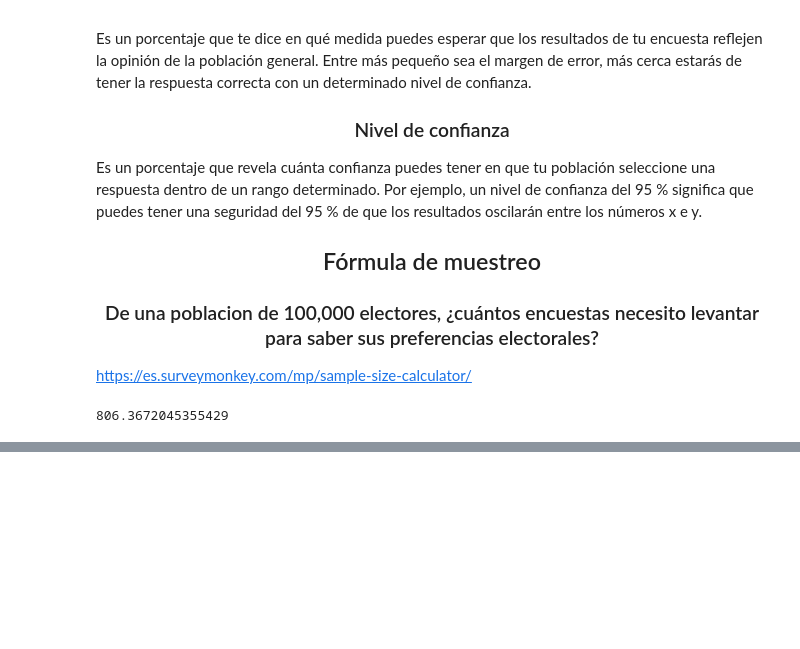
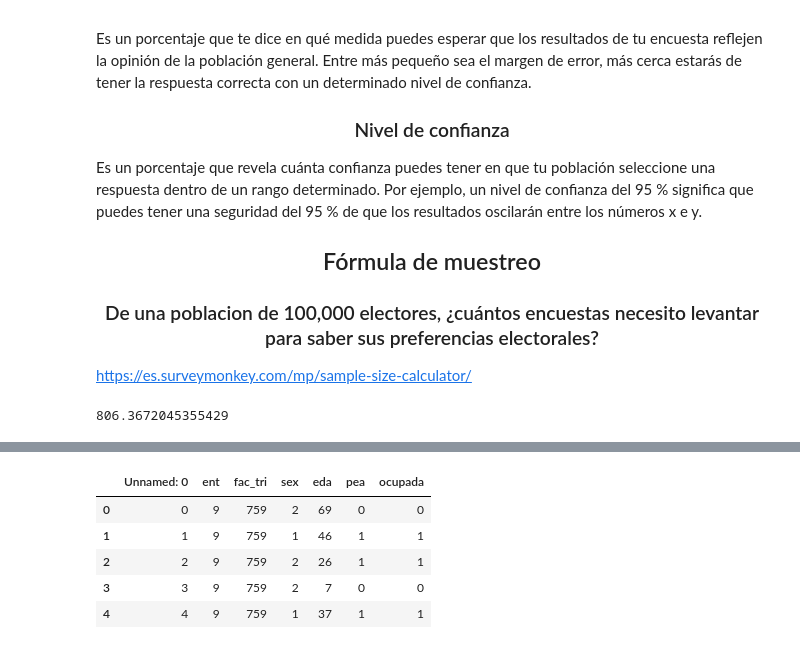
Before and after one commit to aleistermi/statistics_centro, a Jupyter notebook: notebooks/Clase_1_VF.ipynb, the cells around one changed output, grey strips where cells are left out. Cells and saved outputs as stored; diff of their text form; code cells hidden in the pictures; blank space fills up the shorter version.

```diff
--- a/notebooks/Clase_1_VF.ipynb
+++ b/notebooks/Clase_1_VF.ipynb
@@ -709,0 +743,15 @@ formula_de_muestreo(poblacion, .99, .02)
+# %%
+
+#Encuesta nacional de ocupación y empleo "ENOE"
+
+import pandas as pd
+
+empleo = pd.read_csv("empleo_23T1.csv")
+empleo.head()
+# %% [output]
+|  | Unnamed: 0 | ent | fac_tri | sex | eda | pea | ocupada |
+| 0 | 0 | 9 | 759 | 2 | 69 | 0 | 0 |
+| 1 | 1 | 9 | 759 | 1 | 46 | 1 | 1 |
+| 2 | 2 | 9 | 759 | 2 | 26 | 1 | 1 |
+| 3 | 3 | 9 | 759 | 2 | 7 | 0 | 0 |
+| 4 | 4 | 9 | 759 | 1 | 37 | 1 | 1 |
```
Also changed, not shown: parts of 3 cells of this notebook, 1 other file.
